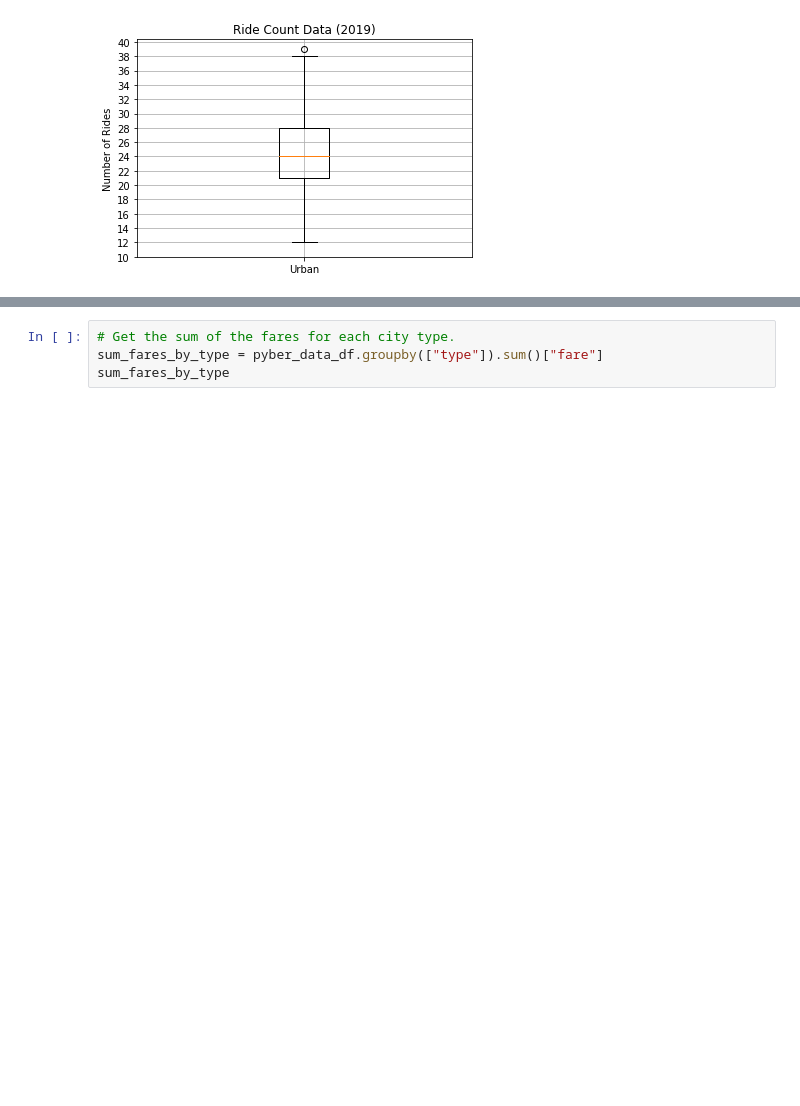
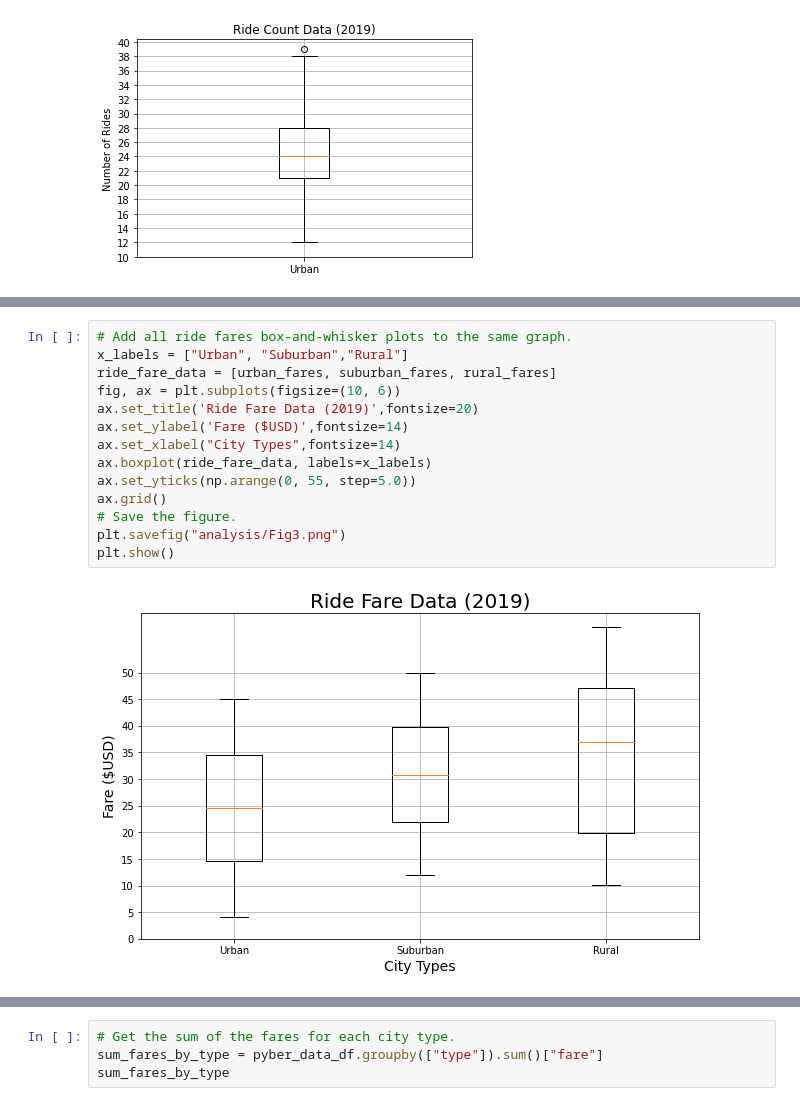
Before and after one commit to NassimNatA/PyBer_Analysis, a Jupyter notebook: PyBer_Analysis .ipynb, the cells around one changed output, grey strips where cells are left out. Saved outputs shown, nothing was run; the diff lists cells and outputs as text; blank space fills up the shorter version.

Commit message:
PyBer Analysis w.Figs

```diff
--- a/PyBer_Analysis .ipynb
+++ b/PyBer_Analysis .ipynb
@@ -450,3 +498,19 @@ urban_fares.describe()
+# %%
+# Add all ride fares box-and-whisker plots to the same graph.
+x_labels = ["Urban", "Suburban","Rural"]
+ride_fare_data = [urban_fares, suburban_fares, rural_fares]
+fig, ax = plt.subplots(figsize=(10, 6))
+ax.set_title('Ride Fare Data (2019)',fontsize=20)
+ax.set_ylabel('Fare ($USD)',fontsize=14)
+ax.set_xlabel("City Types",fontsize=14)
+ax.boxplot(ride_fare_data, labels=x_labels)
+ax.set_yticks(np.arange(0, 55, step=5.0))
+ax.grid()
+# Save the figure.
+plt.savefig("analysis/Fig3.png")
+plt.show()
+# %% [output]
+[figure, added]
 # %%
 # Create the box-and-whisker plot for the urban driver count data.
 x_labels = ["Urban"]
```
Also changed, not shown: parts of 12 cells of this notebook, 5 other files.
